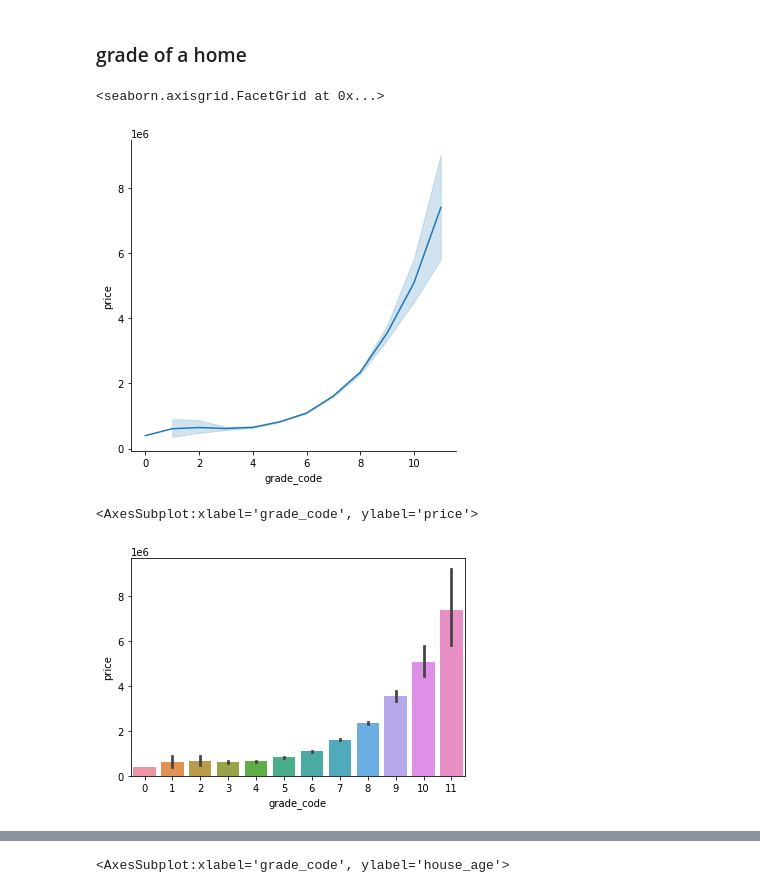
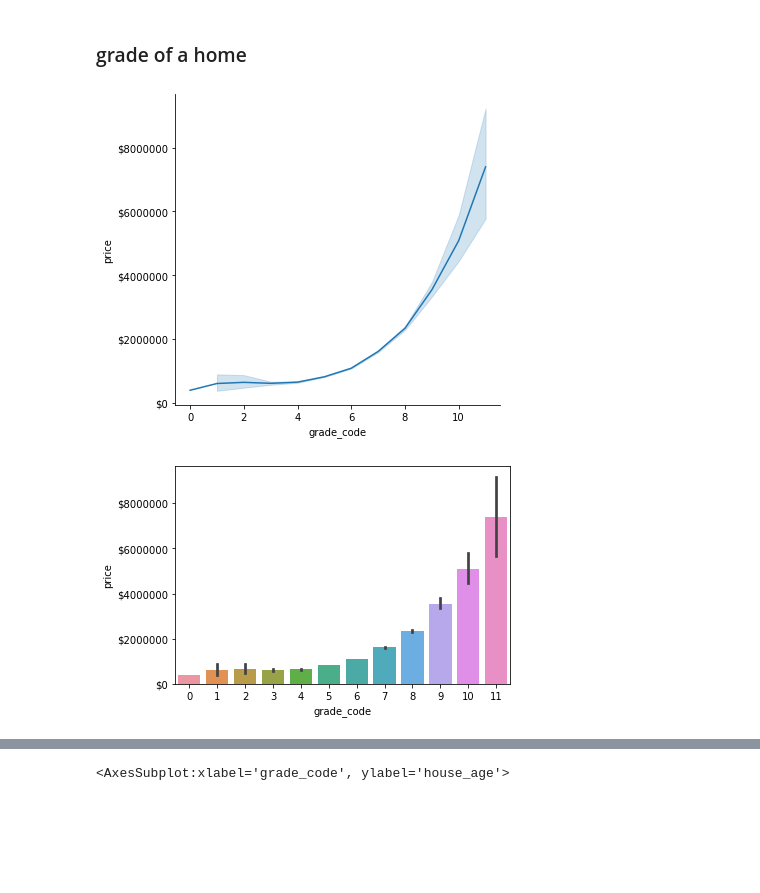
Before and after one commit to Kellyajara/RealEstate-Classification, a Jupyter notebook: New Project Notebook.ipynb, the cells around one changed output, grey strips where cells are left out. Drawn from its saved outputs; the diff is of its cells as text; code cells hidden in the pictures; blank space fills up the shorter version.

Commit message:
Editing Visuals

```diff
--- a/New Project Notebook.ipynb
+++ b/New Project Notebook.ipynb
@@ -841,15 +841,18 @@ Root Mean Square Error = 774568.3218440663 USD
 # %% [markdown]
 ### grade of a home
 # %%
-sns.relplot(data=housing_df2, x="grade_code", y="price", kind="line")
+g = sns.relplot(data=housing_df2, x="grade_code", y="price", kind="line")
+for ax in g.axes.flat:
+    ax.yaxis.set_major_formatter('${x:1.0f}')
+plt.show()
 # %% [output]
-<seaborn.axisgrid.FacetGrid at 0x...>
-[figure, old version]
+[figure, new version]
 # %%
-sns.barplot(data = housing_df2, x = 'grade_code', y = 'price')
+ax = sns.barplot(data = housing_df2, x = 'grade_code', y = 'price')
+ax.yaxis.set_major_formatter('${x:1.0f}')
+plt.show()
 # %% [output]
-<AxesSubplot:xlabel='grade_code', ylabel='price'>
-[figure, old version]
+[figure, new version]
 # %%
 sns.relplot(data=housing_df2, x="house_age", y="grade_code", kind = "line")
 # %% [output]
```
Also changed, not shown: parts of 21 cells of this notebook.
